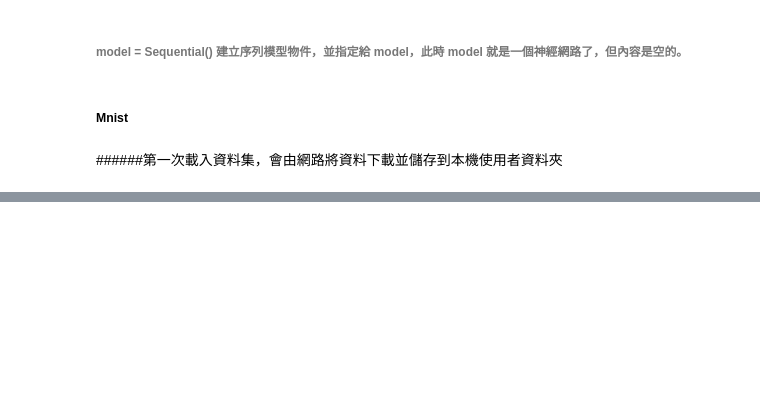
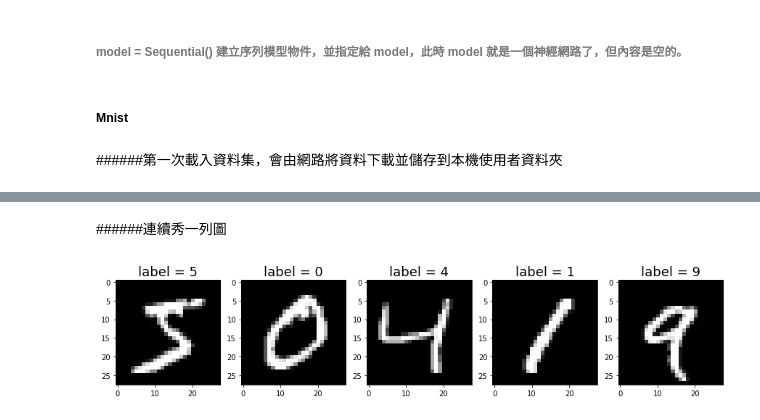
Before and after one commit to Whaleman0423/-Python-book-practice, a Jupyter notebook: tfKs_ch1_初探Keras20211020.ipynb, the cells around one changed output, grey strips where cells are left out. Cells and saved outputs as stored; diff of their text form; code cells hidden in the pictures; blank space fills up the shorter version.

```diff
--- a/tfKs_ch1_初探Keras20211020.ipynb
+++ b/tfKs_ch1_初探Keras20211020.ipynb
@@ -26,0 +60,13 @@ from tensorflow.keras.datasets import mnist
+# %% [markdown]
+######連續秀一列圖
+# %%
+import matplotlib.pyplot as plt
+
+plt.gcf().set_size_inches(15, 4)  # 設定圖形的寬和高(英吋)
+for i in range(5):
+  ax = plt.subplot(1, 5, 1+i)  # 設定 1 * 5 的子圖表，目前要畫 1 + i 個
+  ax.imshow(train_images[i], cmap="gray")  # 顯示灰階圖片(黑底白字)
+  ax.set_title("label = " + str(train_labels[i]), fontsize=18)  # 設定標題
+plt.show()  # 將圖形顯示出來
+# %% [output]
+[figure, added]
```
Also changed, not shown: parts of 12 cells of this notebook.
